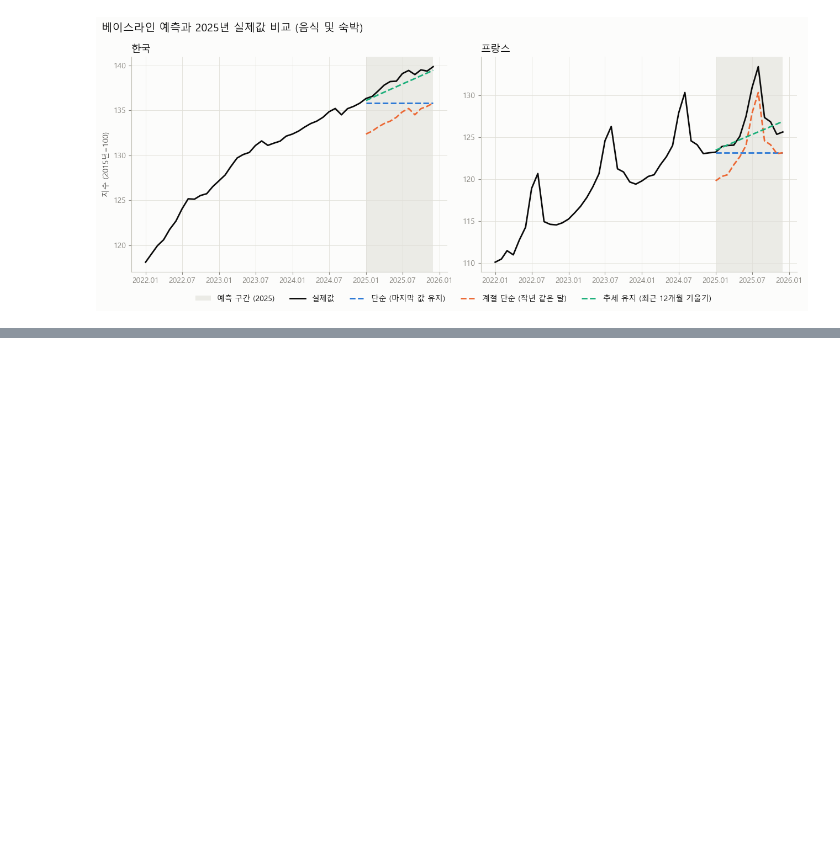
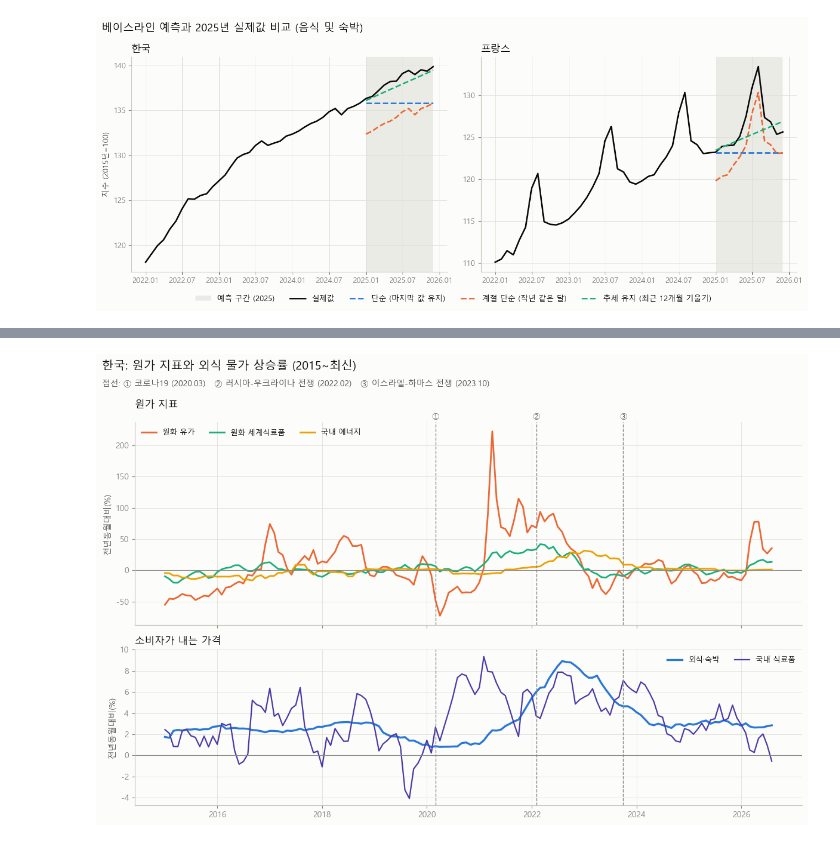
Before and after one commit to qjskffj-code/codyssey_M1-1, a Jupyter notebook: analysis.ipynb, the cells around one changed output, grey strips where cells are left out. Cells and saved outputs as stored; diff of their text form; code cells hidden in the pictures; blank space fills up the shorter version.

```diff
--- a/analysis.ipynb
+++ b/analysis.ipynb
@@ -698,0 +795,29 @@ plt.show()
+# %%
+fig, axes = plt.subplots(2, 1, figsize=(12, 8), sharex=True,
+                         gridspec_kw={"height_ratios": [1.3, 1]})
+driver_colors = {"원화 유가": "#eb6834", "원화 세계식료품": "#1baf7a", "국내 에너지": "#eda100"}
+for name, color in driver_colors.items():
+    axes[0].plot(kor_yoy.index, kor_yoy[name], color=color, linewidth=2, label=name)
+axes[0].axhline(0, color="#898781", linewidth=0.8)
+axes[0].set_ylabel("전년동월대비(%)")
+axes[0].set_title("원가 지표", loc="left", fontsize=12, pad=18)
+axes[0].legend(frameon=False, fontsize=9, ncol=3)
+
+axes[1].plot(kor_yoy.index, kor_yoy["외식·숙박"], color=COLORS["KOR"], linewidth=2.4, label="외식·숙박")
+axes[1].plot(kor_yoy.index, kor_yoy["국내 식료품"], color="#4a3aa7", linewidth=1.6, label="국내 식료품")
+axes[1].axhline(0, color="#898781", linewidth=0.8)
+axes[1].set_ylabel("전년동월대비(%)")
+axes[1].set_title("소비자가 내는 가격", loc="left", fontsize=12, pad=6)
+axes[1].legend(frameon=False, fontsize=9, ncol=2)
+
+for ax in axes:
+    mark_events(ax, label=(ax is axes[0]), short=True)
+    format_year_axis(ax)
+fig.suptitle("한국: 원가 지표와 외식 물가 상승률 (2015~최신)", x=0.01, ha="left", fontsize=14)
+fig.tight_layout(rect=(0, 0, 1, 0.96))
+fig.text(0.01, 0.925, "점선: ① 코로나19 (2020.03)   ② 러시아-우크라이나 전쟁 (2022.02)   ③ 이스라엘-하마스 전쟁 (2023.10)",
+         ha="left", fontsize=10, color="#52514e")
+fig.savefig(IMG_DIR / "08_kor_cost_drivers.png")
+plt.show()
+# %% [output]
+[figure, added]
```
Also changed, not shown: parts of 8 cells of this notebook, 7 other files.
